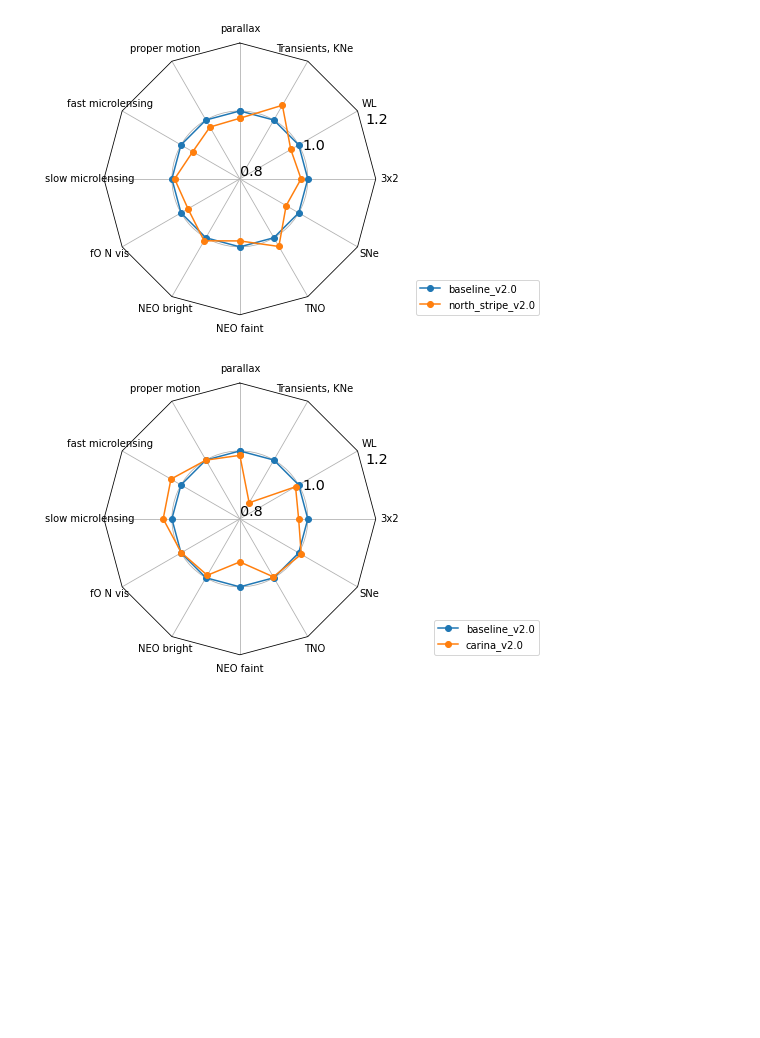
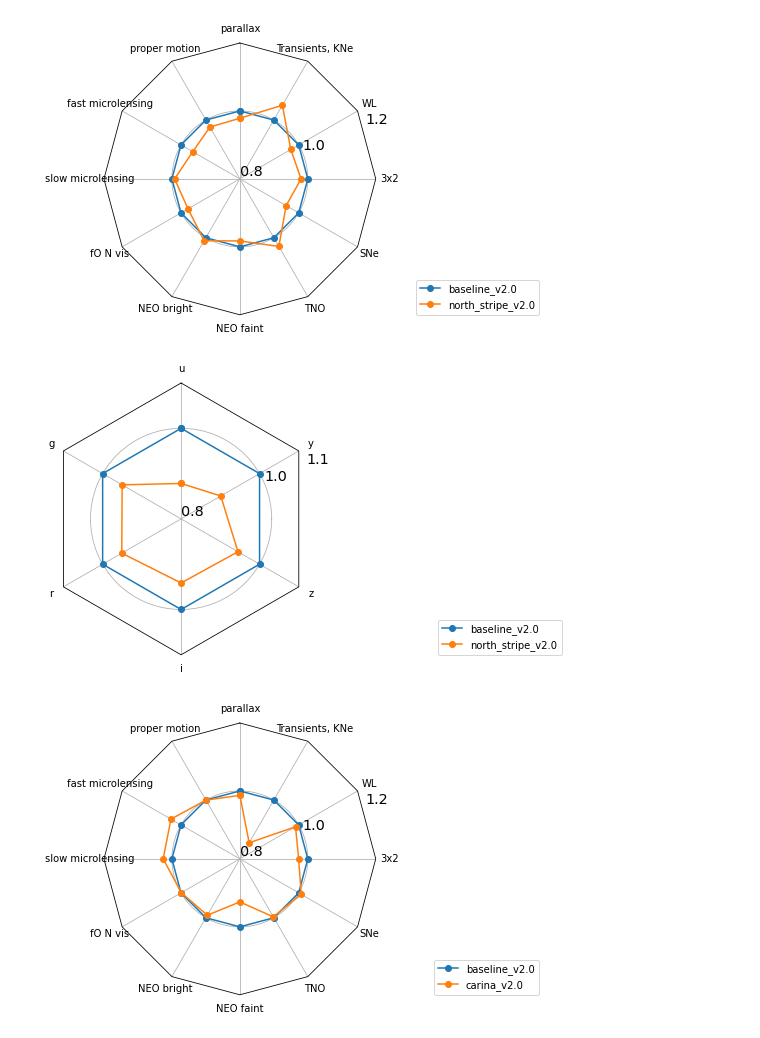
Before and after one commit to lsst-sims/smtn-017, a Jupyter notebook: plots/v20.ipynb, the cells around one changed output. Cells and saved outputs as stored; diff of their text form; code cells hidden in the pictures; blank space fills up the shorter version.

```diff
--- a/plots/v20.ipynb
+++ b/plots/v20.ipynb
@@ -582,6 +582,15 @@ fig, ax = radar(ndata, legend=True, rgrids=[0.8, 1.0, 1.2], bbox_to_anchor=(1.6,
 fig.savefig('north_stripe.pdf', bbox_inches="tight")
 # %% [output]
 [figure]
+# %%
+data_normed = norm_df(mag_data, runs, ['u', 'g', 'r', 'i', 'z', 'y'], norm_run='baseline_v2.0',
+                      invert_cols=None, mag_cols='all')
+#data_normed = data_normed.rename(columns=mag_name_mapper)
+
+fig, ax = radar(data_normed, legend=True, rgrids=[.80, 1.0, 1.1], bbox_to_anchor=(1.9, 0))
+fig.savefig('north_stripe_mags.pdf', bbox_inches="tight")
+# %% [output]
+[figure, added]
 # %%
 runs = ['baseline_v2.0'] + [run for run in df.index if 'carina' in run]
 ndata = norm_df(data, runs, cols=data.columns.values.tolist(),
```
Also changed, not shown: parts of 6 cells of this notebook, 4 other files.
